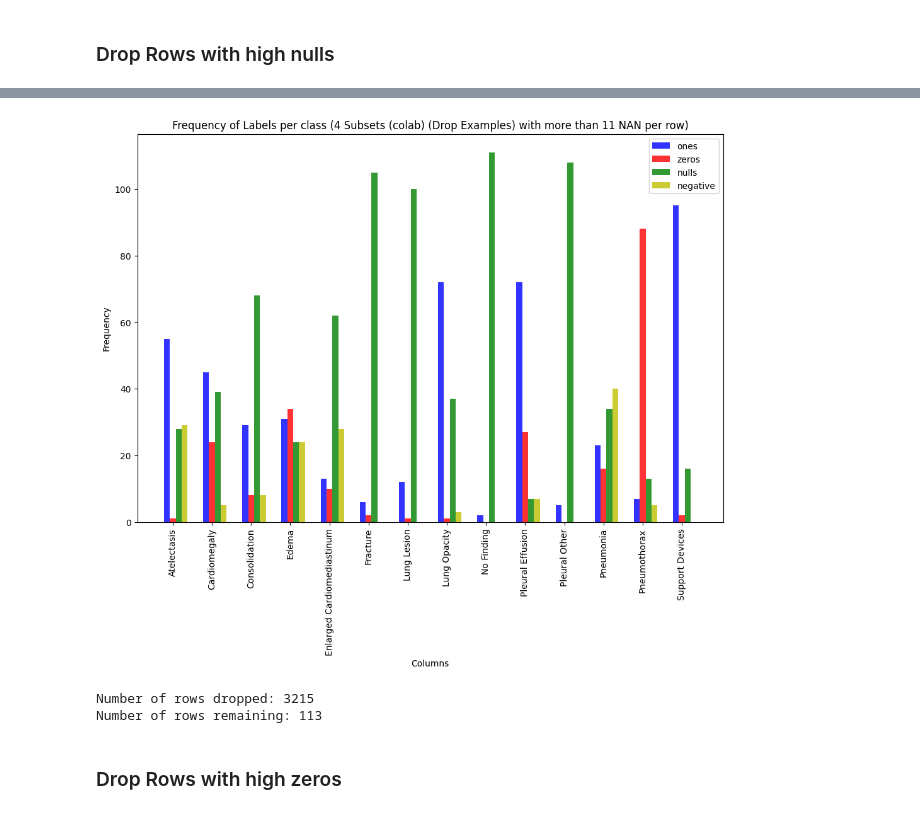
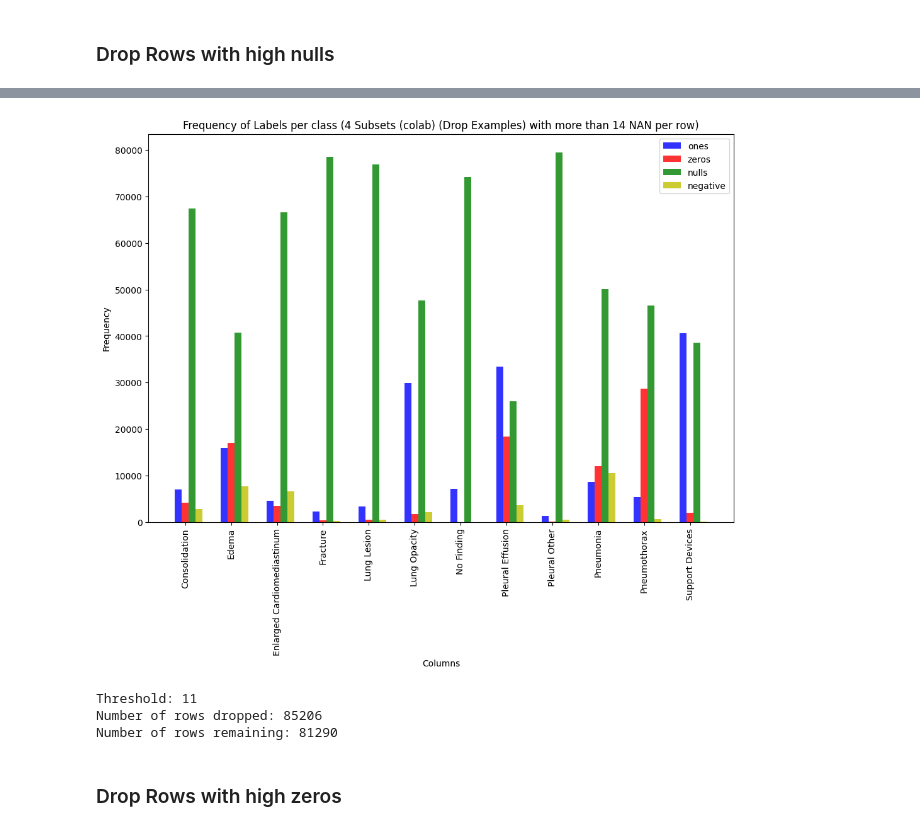
Before and after one commit to BasmaElhoseny01/X-Reporto-AI, a Jupyter notebook: note_books/Heat Maps Classes Weights.ipynb, the cells around one changed output, grey strips where cells are left out. Drawn from its saved outputs; the diff is of its cells as text; code cells hidden in the pictures.

```diff
--- a/note_books/Heat Maps Classes Weights.ipynb
+++ b/note_books/Heat Maps Classes Weights.ipynb
@@ -1,6 +1,7 @@
 # %%
 # dataset={"csv_path":"../datasets/heat_map_full.csv","description":"Whole DataSet"}
-dataset={"csv_path":"./heat_map_train.csv","description":"4 Subsets (colab)"}
+# dataset={"csv_path":"./heat_map_train.csv","description":"4 Subsets (colab)"}
+dataset={"csv_path":"../datasets/heat_map_full.csv","description":"4 Subsets (colab)"}
 # %%
 import pandas as pd
 import numpy as np
@@ -13,7 +14,7 @@ def plot_histogram(df,dataset_description):
     ones=[]
     negative=[]
 
-    for column in df.columns[2:16]:
+    for column in df.columns:
         zeros.append((df[column]==0).sum())
         nulls.append( df[column].isnull().sum())
         ones.append((df[column]==1).sum())
@@ -22,7 +23,7 @@ def plot_histogram(df,dataset_description):
 
     # make a histogram of the number of ones and zeros in each column
     fig, ax = plt.subplots(figsize=(12, 8))
-    index = np.arange(len(df.columns[2:16]))
+    index = np.arange(len(df.columns))
     bar_width = 0.15
     opacity = 0.8
     plt.bar(index, ones, bar_width, alpha=opacity, color='b', label='ones')
@@ -33,12 +34,22 @@ def plot_histogram(df,dataset_description):
     plt.xlabel('Columns')
     plt.ylabel('Frequency')
     plt.title('Frequency of Labels per class (' + dataset_description+')')
-    plt.xticks(index + bar_width, df.columns[2:16], rotation='vertical')
+    plt.xticks(index + bar_width, df.columns, rotation='vertical')
     plt.legend()
     plt.show()
 # %%
 # Read CSV File
 df = pd.read_csv(dataset["csv_path"])
+
+# remove the first two columns
+df = df.drop(df.columns[0], axis=1)
+df = df.drop(df.columns[0], axis=1)
+
+# remove the last column
+df = df.drop(df.columns[-1], axis=1)
+df = df.drop(df.columns[-1], axis=1)
+
+df=df.drop(columns=["Consolidation","Enlarged Cardiomediastinum","Fracture","Lung Lesion","Pleural Other","Pneumothorax"])
 
 # Print column names with index
 for i, col in enumerate(df.columns):
@@ -79,19 +147,23 @@ plot_histogram(df=df,dataset_description=dataset['description'])
 # %%
+
 # Drop rows with more than 7 NaN values
-thresh=len(df.columns) - 7
+# thresh=len(df.columns) - 7
 # Drop rows with high number of missing values
-df_drop_nan = df.dropna(thresh=thresh)
+df_drop_nan = df.dropna(thresh=14-11)
 
 plot_histogram(df=df_drop_nan,dataset_description=dataset['description']+ f" (Drop Examples) with more than {thresh} NAN per row" )
 
+# Print the number of rows dropped and remaining
+print(f"Threshold: {11}")
 # No of rows dropped
 print(f"Number of rows dropped: {len(df) - len(df_drop_nan)}")
 # no of rows remaining
 print(f"Number of rows remaining: {len(df_drop_nan)}")
 # %% [output]
-[figure, old version]
+[figure, new version]
-Number of rows dropped: 3215
-Number of rows remaining: 113
+Threshold: 11
+Number of rows dropped: 85206
+Number of rows remaining: 81290
 # %% [markdown]
 ### Drop Rows with high zeros
 # %%
```
Also changed, not shown: parts of 4 cells of this notebook.
